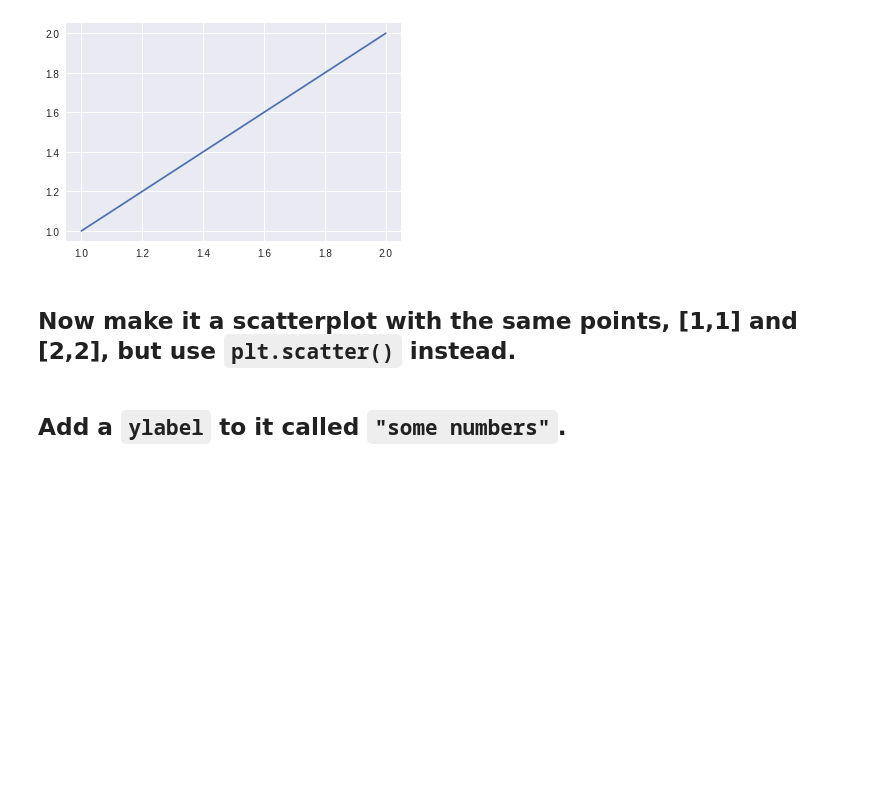
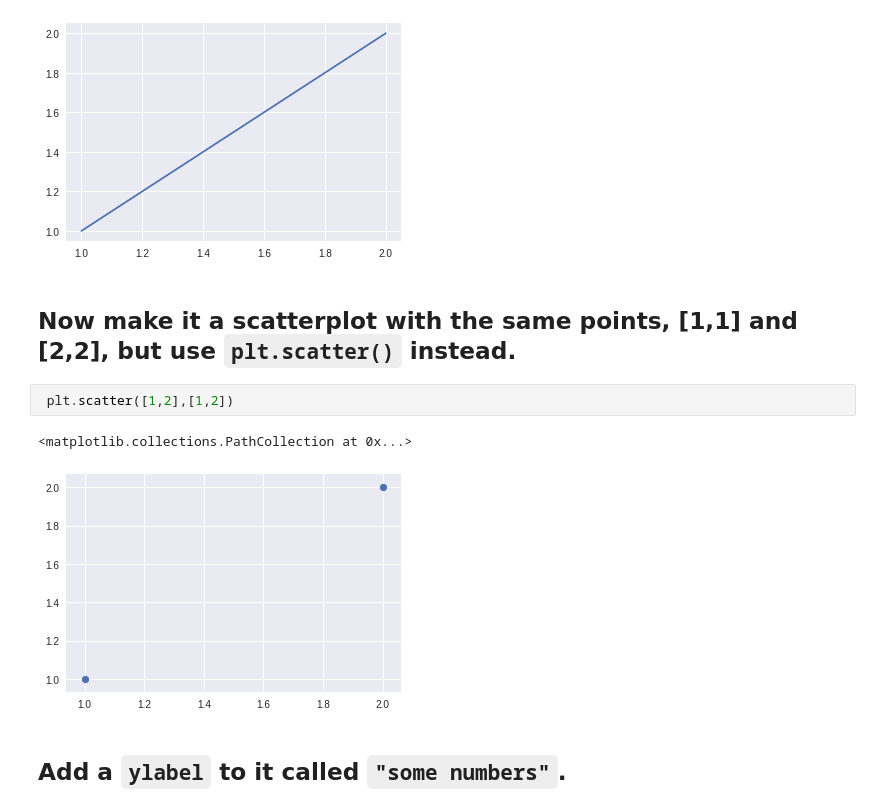
Before and after one commit to bchahine/JavaScript, a Jupyter notebook: 6_1_data_visualization_exercise.ipynb, the cells around one changed output. Cells and saved outputs as stored; diff of their text form; blank space fills up the shorter version.

```diff
--- a/6_1_data_visualization_exercise.ipynb
+++ b/6_1_data_visualization_exercise.ipynb
@@ -24,5 +24,10 @@ plt.plot([1,2],[1,2])
 [figure]
 # %% [markdown]
 ## Now make it a scatterplot with the same points, [1,1] and [2,2], but use `plt.scatter()` instead.
+# %%
+ plt.scatter([1,2],[1,2])
+# %% [output]
+<matplotlib.collections.PathCollection at 0x...>
+[figure, added]
 # %% [markdown]
 ## Add a `ylabel` to it called `"some numbers"`.
```
Also changed, not shown: parts of 6 cells of this notebook.
